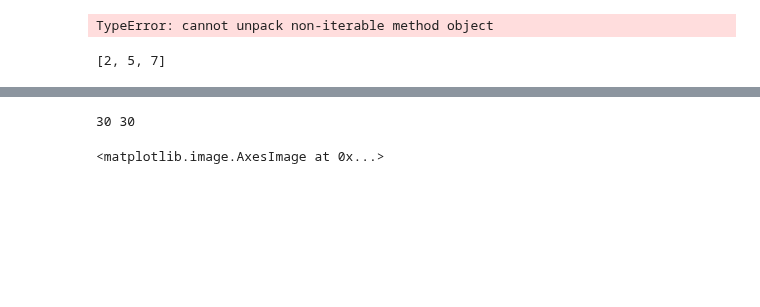
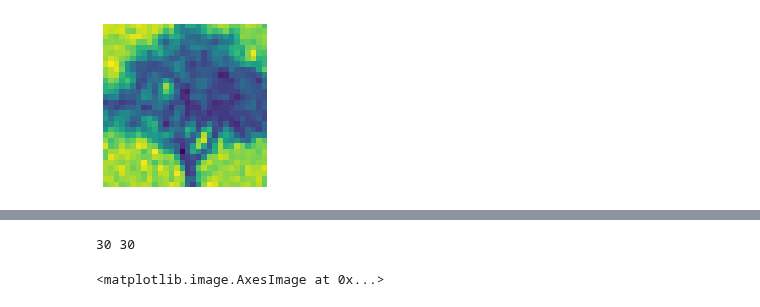
Before and after one commit to qkstngus000/Visual-Compressive-Sensing, a Jupyter notebook: TestFile.ipynb, the cells around one changed output, grey strips where cells are left out. Cells and saved outputs as stored; diff of their text form; code cells hidden in the pictures; blank space fills up the shorter version.

```diff
--- a/TestFile.ipynb
+++ b/TestFile.ipynb
@@ -21,14 +17,12 @@ from src.V1_Compress import generateY, compress
 import pandas as pd
 # %%
 def OptHyperParams(data):
-#     print(pd.DataFrame(data).sort_values(by = 'score', ascending = True).loc[0])
-#     df = pd.DataFrame(data)
-#     df_temp = df.sort_values(by = 'score', ascending = True).head(1)
-#     print(df_temp)
-#     print("Inside func min: ",df[df.score == df.score.min()])
-#     return df.loc[index]
-#     return df_temp.to_numpy()
-    return pd.DataFrame(data).sort_values(by = 'score', ascending = True).head(1)
+    # Try to use pd group_by to group repetition and get avg
+
+    # Among those average, get the lowest error hyperparam
+
+
+    return pd.DataFrame(data).sort_values(by = 'error', ascending = True).head(1)
 # %%
 params = []
 reformed = []
@@ -70,4 +67,0 @@ optParam = OptHyperParams(params)
-# %%
-optNumCell, optCellSize, optSparseFreq, optAlpha, optTheta, optReform, optS, optScore = pd.DataFrame(optParam).to_numpy
-# %% [output]
-TypeError: cannot unpack non-iterable method object
@@ -80,4 +68,13 @@ numCell, cellSize, sparseFreq, alpha, theta, reform, sparse, score = df.loc[df.s
-# %%
-cellSize
-# %% [output]
-[2, 5, 7]
+# %%
+V1_reform = optParam['reform'].to_numpy()[0]
+plt.figure(figsize= (3,3))
+plt.axis('off')
+plt.imshow(V1_reform)
+# use format string to name it with params
+plt.savefig("tree_reconstruction.png", dpi = 200)
+
+# Try grayscale color map
+
+# Store original image of gray scale
+# %% [output]
+[figure, added]
```
Also changed, not shown: parts of 9 cells of this notebook, 5 other files.
